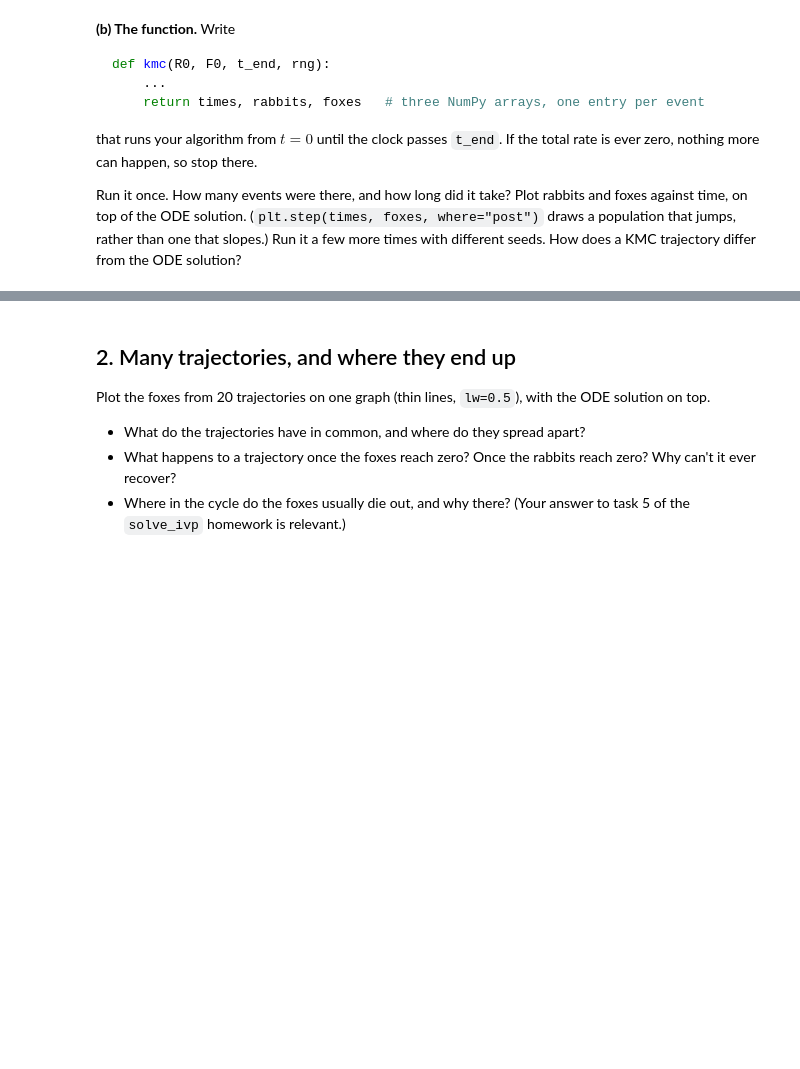
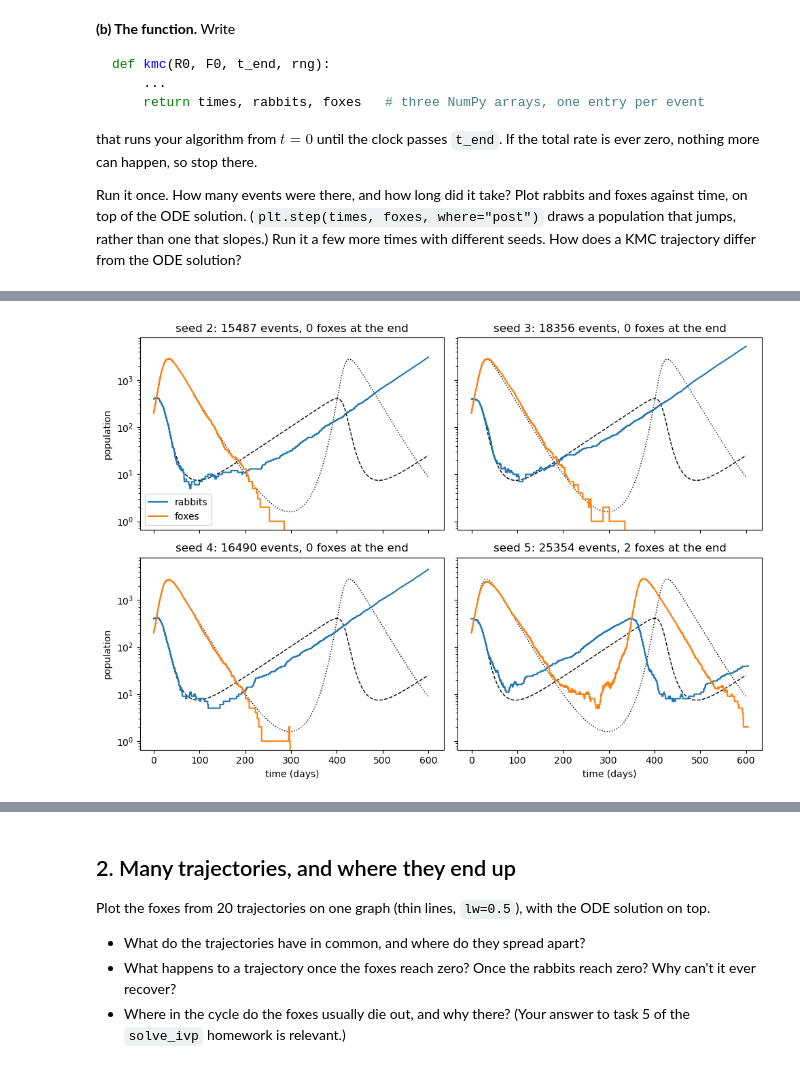
Before and after one commit to MohanBalaji007/kinetic-monte-carlo, a Jupyter notebook: rabbits-and-foxes-kmc.ipynb, the cells around one changed output, grey strips where cells are left out. Saved outputs shown, nothing was run; the diff lists cells and outputs as text; code cells hidden in the pictures; blank space fills up the shorter version.

```diff
--- a/rabbits-and-foxes-kmc.ipynb
+++ b/rabbits-and-foxes-kmc.ipynb
@@ -140,0 +225,19 @@ Unlike the smooth ODE solution, the KMC trajectory has random jumps because birt
+# %%
+fig, axes = plt.subplots(2, 2, figsize=(10, 7), sharex=True, sharey=True)
+for seed, ax in zip([2, 3, 4, 5], axes.flat):
+    times, rabbits, foxes = kmc(R0, F0, t_end, np.random.default_rng(seed))
+    ax.plot(t_ode, R_ode, "k--", lw=1)
+    ax.plot(t_ode, F_ode, "k:", lw=1)
+    ax.step(times, rabbits, where="post", label="rabbits")
+    ax.step(times, foxes, where="post", label="foxes")
+    ax.set_yscale("log")
+    ax.set_title(f"seed {seed}: {len(times) - 1} events, {foxes[-1]} foxes at the end")
+axes[0, 0].legend()
+for ax in axes[1]:
+    ax.set_xlabel("time (days)")
+for ax in axes[:, 0]:
+    ax.set_ylabel("population")
+plt.tight_layout()
+plt.show()
+# %% [output]
+[figure, added]
```
Also changed, not shown: parts of 6 cells of this notebook, 1 other file.
